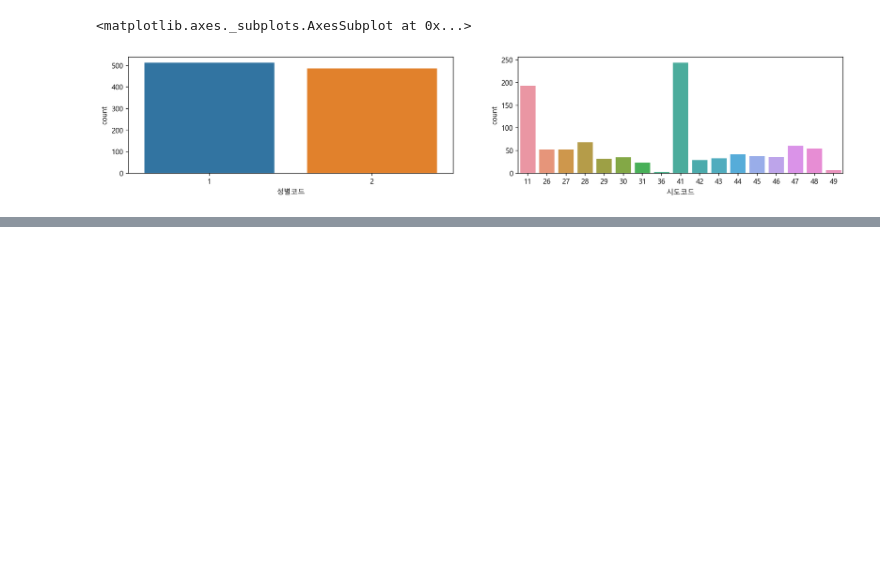
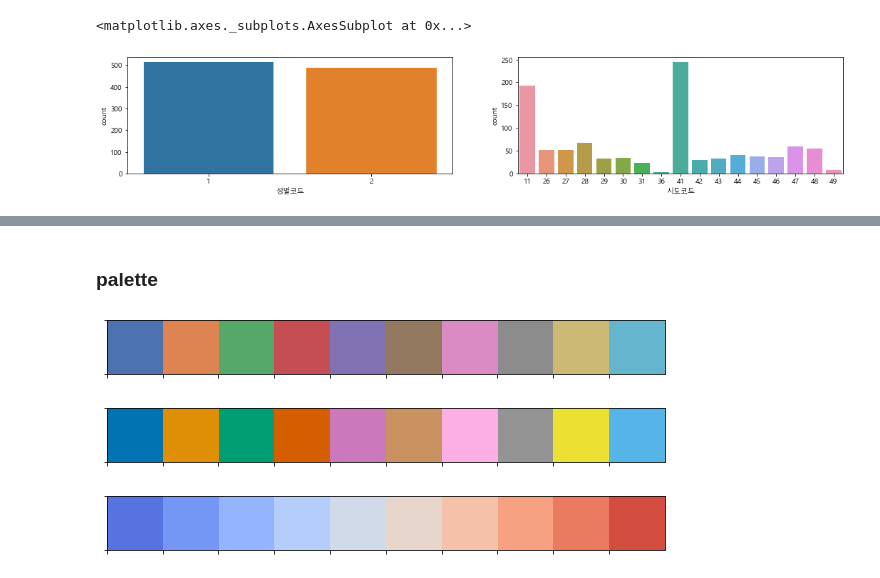
Before and after one commit to bwowby/DS, a Jupyter notebook: visualization_practice.ipynb, the cells around one changed output, grey strips where cells are left out. Saved outputs shown, nothing was run; the diff lists cells and outputs as text; code cells hidden in the pictures; blank space fills up the shorter version.

```diff
--- a/visualization_practice.ipynb
+++ b/visualization_practice.ipynb
@@ -92,0 +107,17 @@ axes[0][1]
+# %% [markdown]
+### palette
+# %%
+palette = sns.color_palette('deep', 10)
+sns.palplot(palette)
+# %% [output]
+[figure, added]
+# %%
+palette = sns.color_palette('colorblind', 10)
+sns.palplot(palette)
+# %% [output]
+[figure, added]
+# %%
+palette = sns.color_palette('coolwarm', 10)
+sns.palplot(palette)
+# %% [output]
+[figure, added]
```
Also changed, not shown: parts of 11 cells of this notebook.
